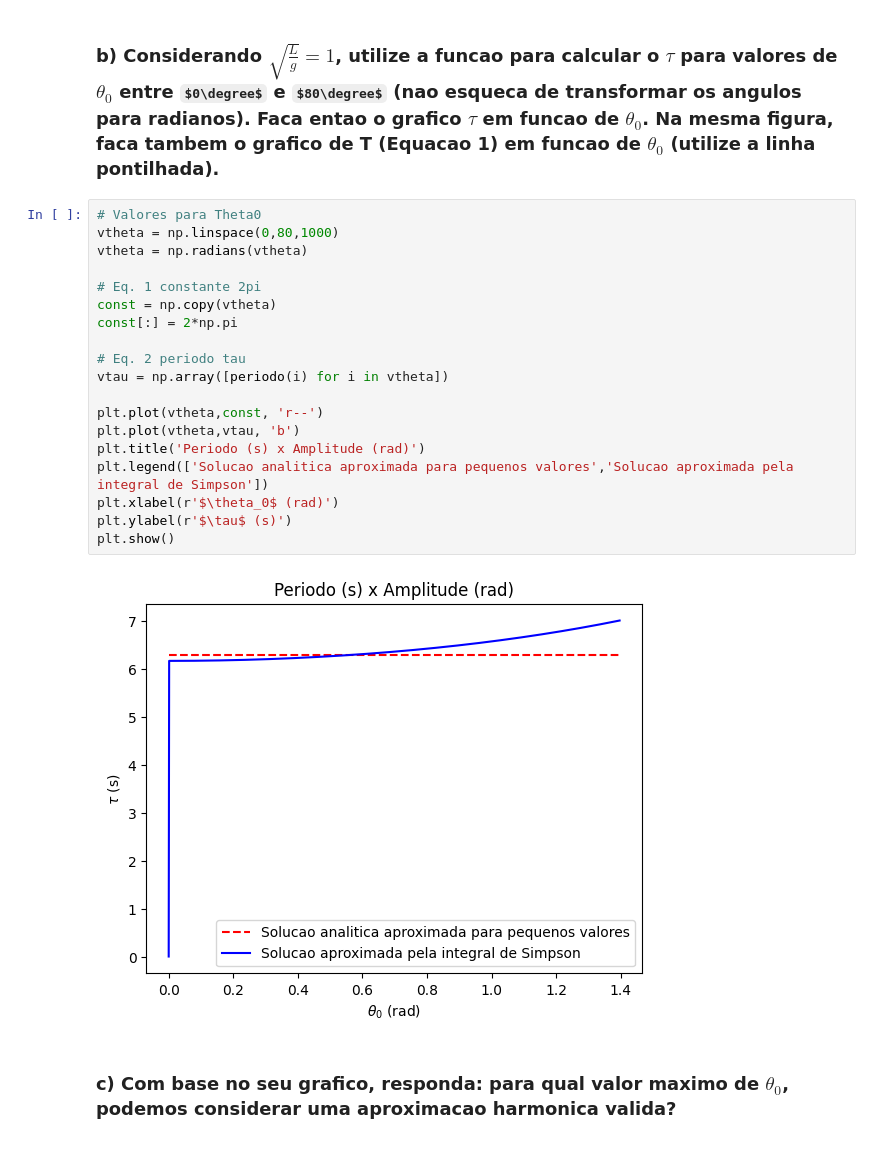
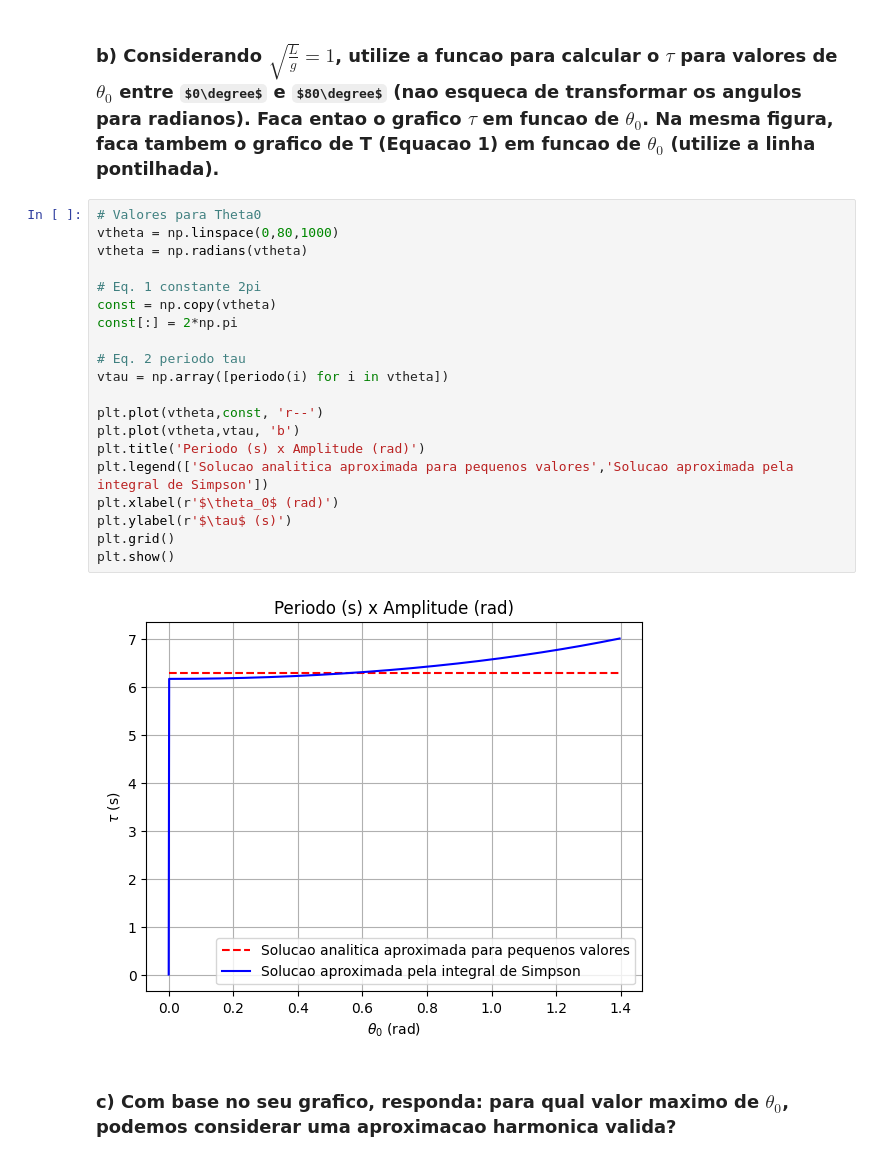
Before and after one commit to martinswagner021/prog, a Jupyter notebook: Fisica Computacional/P1.ipynb, the cells around one changed output. Saved outputs shown, nothing was run; the diff lists cells and outputs as text; some formulas as TeX source.

```diff
--- a/Fisica Computacional/P1.ipynb
+++ b/Fisica Computacional/P1.ipynb
@@ -86,23 +86,24 @@ def periodo(theta0):
 # %%
 # Valores para Theta0
 vtheta = np.linspace(0,80,1000)
 vtheta = np.radians(vtheta)
 
 # Eq. 1 constante 2pi
 const = np.copy(vtheta)
 const[:] = 2*np.pi
 
 # Eq. 2 periodo tau
 vtau = np.array([periodo(i) for i in vtheta])
 
 plt.plot(vtheta,const, 'r--')
 plt.plot(vtheta,vtau, 'b')
 plt.title('Periodo (s) x Amplitude (rad)')
 plt.legend(['Solucao analitica aproximada para pequenos valores','Solucao aproximada pela integral de Simpson'])
 plt.xlabel(r'$\theta_0$ (rad)')
 plt.ylabel(r'$\tau$ (s)')
+plt.grid()
 plt.show()
 # %% [output]
-[figure, old version]
+[figure, new version]
 # %% [markdown]
 ### c) Com base no seu grafico, responda: para qual valor maximo de $\theta_0$, podemos considerar uma aproximacao harmonica valida?
```
Also changed, not shown: parts of 4 cells of this notebook.
